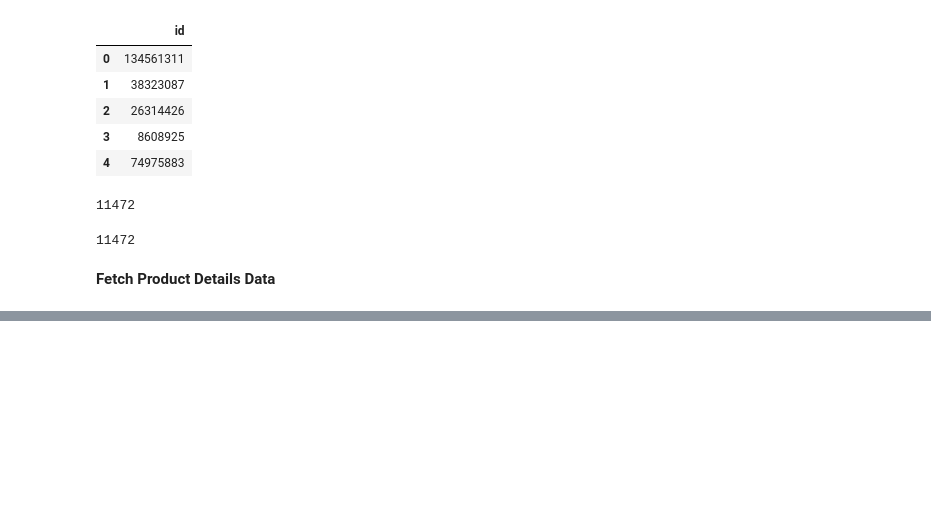
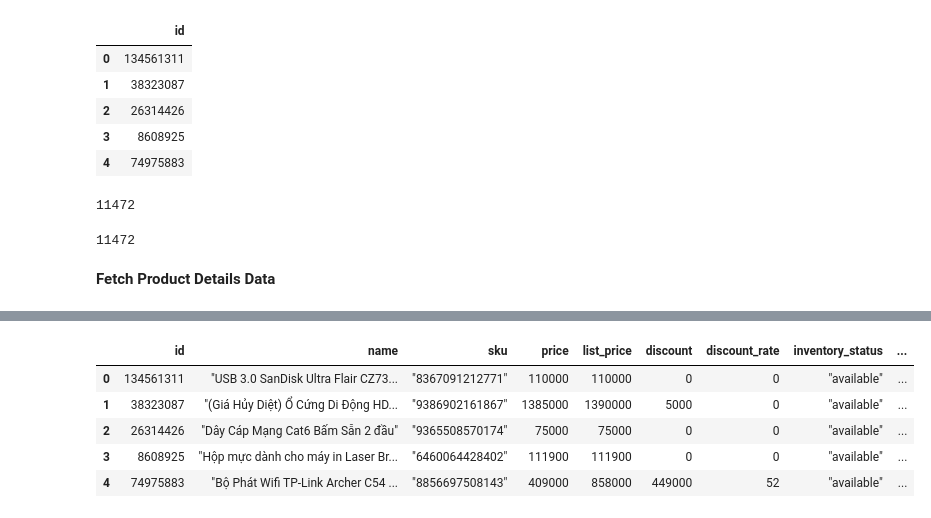
Before and after one commit to Phuc-sys/DE_Tiki, a Jupyter notebook: crawl_data_tiki.ipynb, the cells around one changed output, grey strips where cells are left out. Drawn from its saved outputs; the diff is of its cells as text; code cells hidden in the pictures; blank space fills up the shorter version.

Commit message:
extract attributes from product

```diff
--- a/crawl_data_tiki.ipynb
+++ b/crawl_data_tiki.ipynb
@@ -109,6 +109,7 @@ def adjust(product):
             e[field] = json.dumps(e[field], ensure_ascii=False).replace('\n','')
     return e
 # %%
+i = 0
 for id in tqdm(list_temp, total=len(list_temp)):
     response = requests.get('https://tiki.vn/api/v2/products/{}'.format(id), headers=headers, params=pars)
     if(response.status_code==200):
@@ -128,13 +129,13 @@ for id in tqdm(list_temp, total=len(list_temp)):
         # product["brand_name"] = response.json()['brand']['name']
         # product_detail_list.append(product)
         product_detail_list.append(response.text)
-
+        i+=1
     else:
         print(f"Error, status code = {response.status_code}")
         pass
 
     # Divided each batch with maximum 2000 items
-    if(len(product_detail_list) == 10):
+    if(len(product_detail_list) == 20):
         product_json_list = [adjust(p) for p in product_detail_list]
         print("Reach 2000 items")
         df_temp = pd.DataFrame.from_dict(product_json_list)
@@ -143,6 +144,6 @@ for id in tqdm(list_temp, total=len(list_temp)):
         del product_detail_list[:]
         del product_json_list[:]
         print(len(product_detail_list), len(product_json_list))
-        break
+    if i==50: break
 # %% [output]
 Reach 2000 items
@@ -184,0 +182,3 @@ df_product.shape
+# %%
+df_trans = df_product[['id', 'name', 'sku', 'price', 'list_price', 'discount', "discount_rate", "inventory_status"]]
+df_trans.head()
@@ -184,0 +192,22 @@ df_product.shape
+# %%
+# stock_item: max_sale_qty, qty
+# quantity_sold: value
+# brand: id, name
+df_stock = df_product['stock_item'].apply(pd.Series)
+df_qty = df_product['quantity_sold'].apply(pd.Series)
+df_brand = df_product['brand'].apply(pd.Series)
+df_stock = df_stock[['max_sale_qty', 'qty']]
+df_qty = df_qty[['value']]
+df_brand = df_brand[['id', 'name']]
+df_qty.rename(columns={'value': 'qty_sold'}, inplace=True)
+df_brand.rename(columns={'id': 'brand_id', 'name': 'brand_name'}, inplace=True)
+# %%
+df_final = pd.concat([df_trans, df_stock, df_qty, df_brand], axis=1)
+df_final.head()
+# %% [output]
+|  | id | name | sku | price | list_price | discount | discount_rate | inventory_status | ... |
+| 0 | 134561311 | "USB 3.0 SanDisk Ultra Flair CZ73... | "8367091212771" | 110000 | 110000 | 0 | 0 | "available" | ... |
+| 1 | 38323087 | "(Giá Hủy Diệt) Ổ Cứng Di Động HD... | "9386902161867" | 1385000 | 1390000 | 5000 | 0 | "available" | ... |
+| 2 | 26314426 | "Dây Cáp Mạng Cat6 Bấm Sẵn 2 đầu" | "9365508570174" | 75000 | 75000 | 0 | 0 | "available" | ... |
+| 3 | 8608925 | "Hộp mực dành cho máy in Laser Br... | "6460064428402" | 111900 | 111900 | 0 | 0 | "available" | ... |
+| 4 | 74975883 | "Bộ Phát Wifi TP-Link Archer C54 ... | "8856697508143" | 409000 | 858000 | 449000 | 52 | "available" | ... |
```
Also changed, not shown: parts of 8 cells of this notebook, 1 other file.
